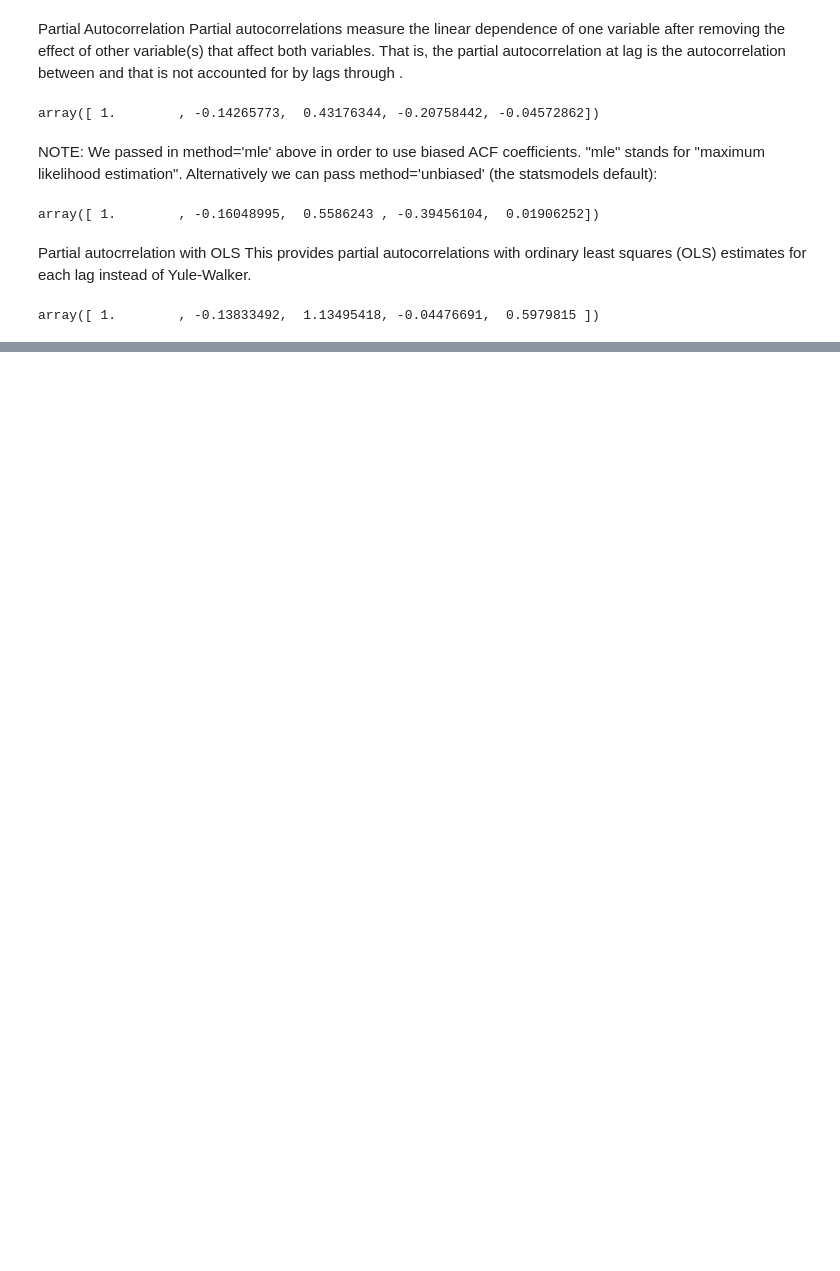
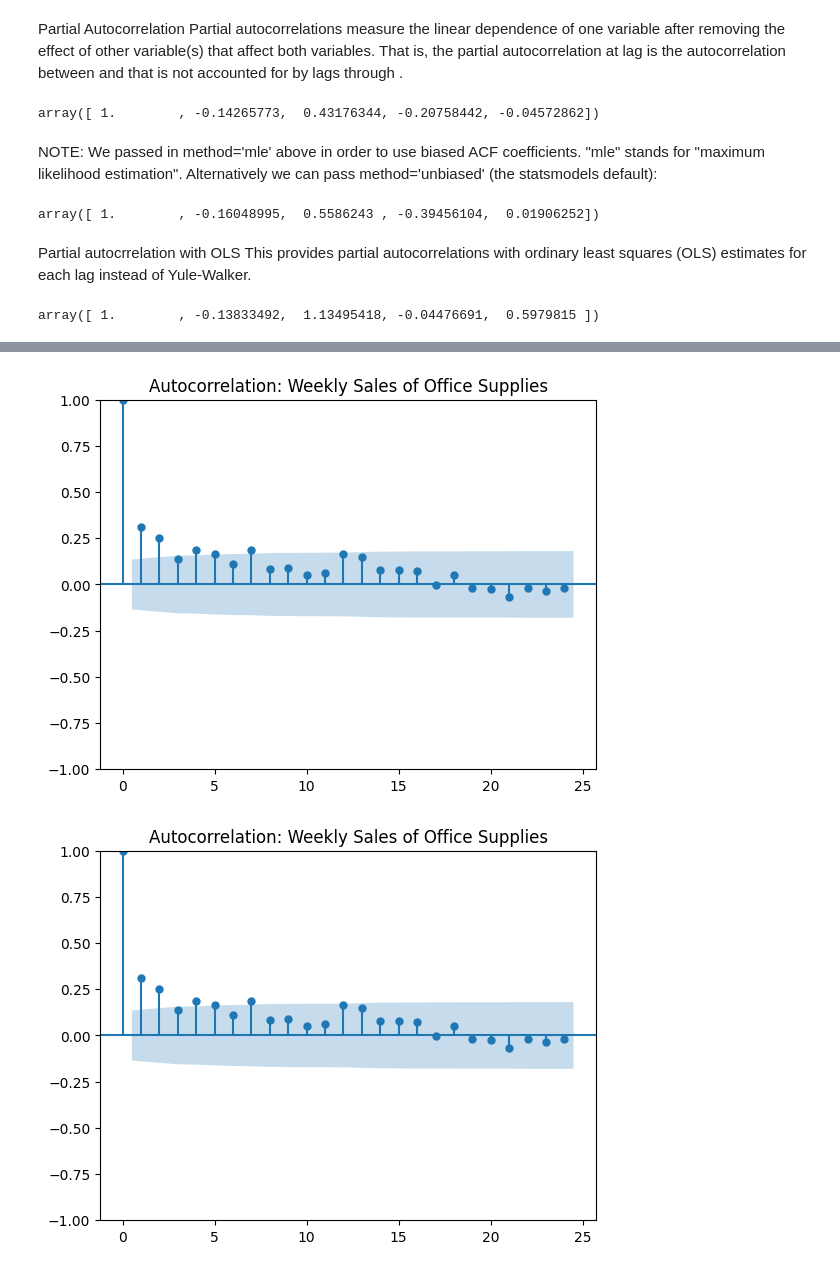
Before and after one commit to Suryasadasivam/Time_series_practice, a Jupyter notebook: Time_series_forecasting_traditional_method.ipynb, the cells around one changed output, grey strips where cells are left out. Cells and saved outputs as stored; diff of their text form; code cells hidden in the pictures; blank space fills up the shorter version.

```diff
--- a/Time_series_forecasting_traditional_method.ipynb
+++ b/Time_series_forecasting_traditional_method.ipynb
@@ -357,0 +417,6 @@ array([ 1.        , -0.13833492,  1.13495418, -0.04476691,  0.5979815 ])
+# %%
+title = 'Autocorrelation: Weekly Sales of Office Supplies'
+plot_acf(df['Sales'], title=title)
+# %% [output]
+[figure, added]
+[figure, added]
```
Also changed, not shown: parts of 12 cells of this notebook.
